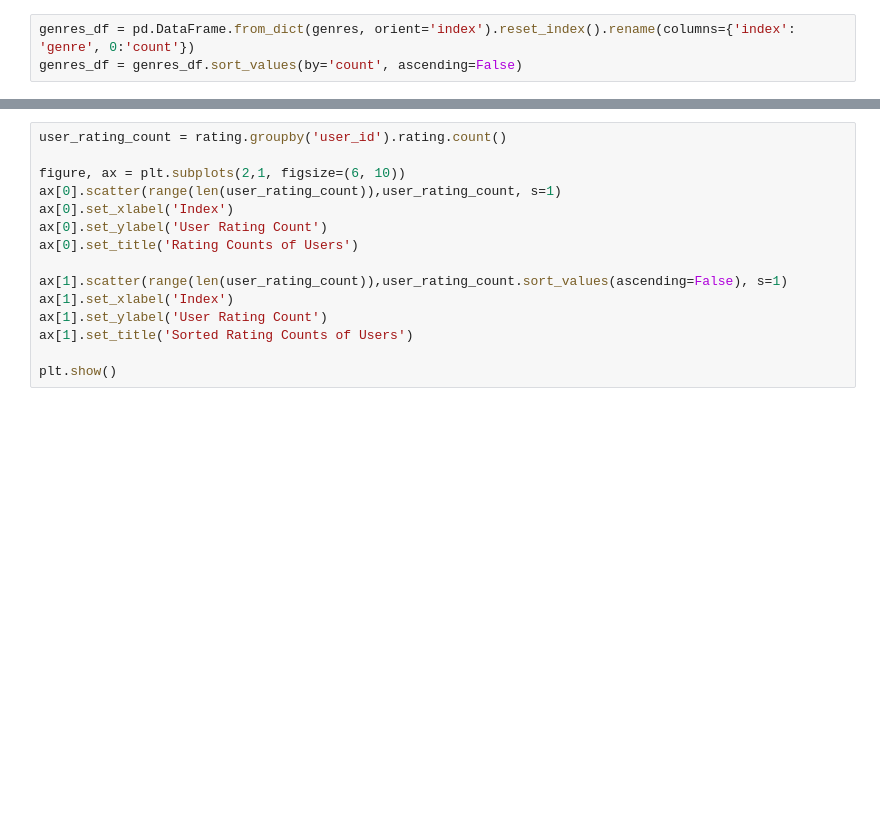
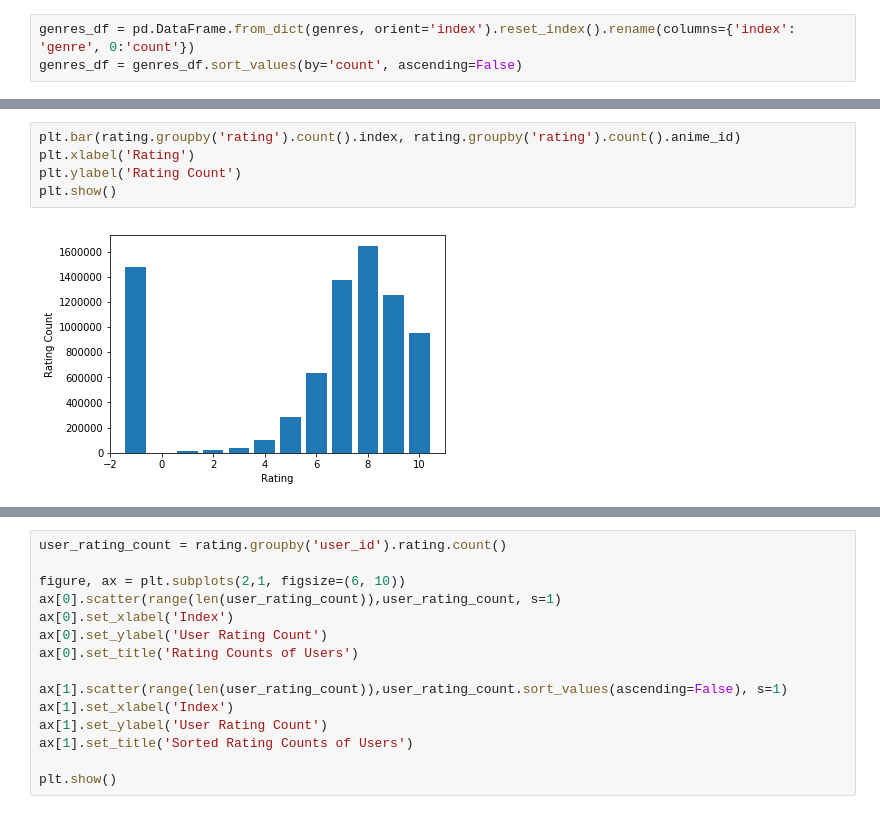
Before and after one commit to yungau/Recommendation-System, a Jupyter notebook: recommendation_system.ipynb, the cells around one changed output, grey strips where cells are left out. Drawn from its saved outputs; the diff is of its cells as text; blank space fills up the shorter version.

```diff
--- a/recommendation_system.ipynb
+++ b/recommendation_system.ipynb
@@ -184,3 +180,10 @@ plt.show()
+# %%
+plt.bar(rating.groupby('rating').count().index, rating.groupby('rating').count().anime_id)
+plt.xlabel('Rating')
+plt.ylabel('Rating Count')
+plt.show()
+# %% [output]
+[figure, added]
 # %%
 plt.figure(figsize=(8,6))
 plt.plot(anime.index, anime.rating.sort_values(ascending=False))
```
Also changed, not shown: parts of 13 cells of this notebook.
